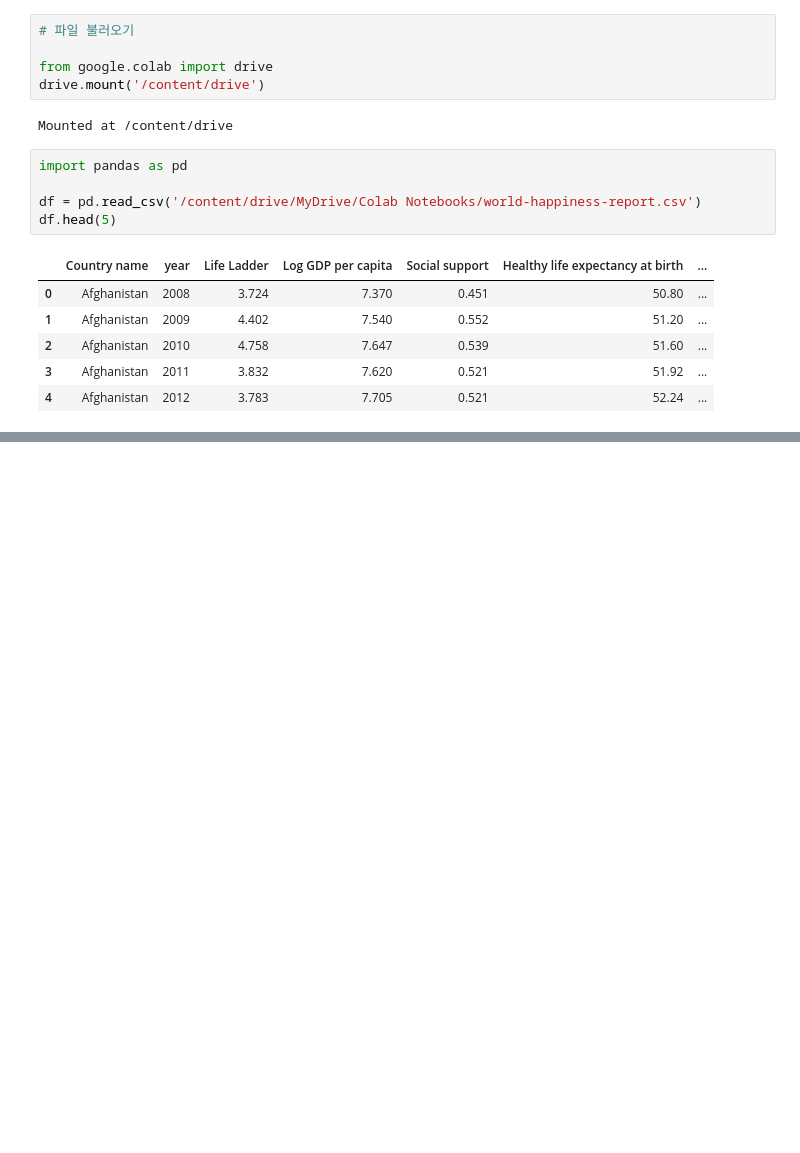
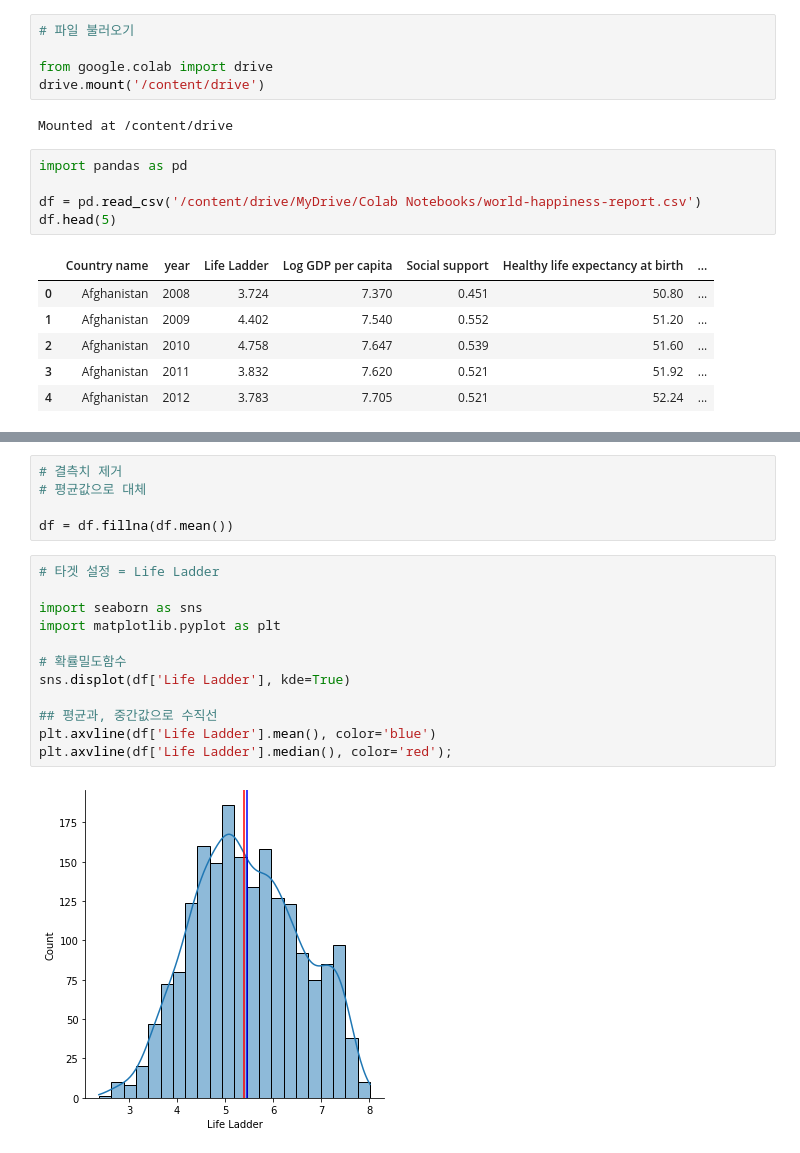
Before and after one commit to Jinsoloust/Section-Project, a Jupyter notebook: Section2 PR.ipynb, the cells around one changed output, grey strips where cells are left out. Drawn from its saved outputs; the diff is of its cells as text; blank space fills up the shorter version.

```diff
--- a/Section2 PR.ipynb
+++ b/Section2 PR.ipynb
@@ -39,0 +111,19 @@ df.head(5)
+# %%
+# 결측치 제거
+# 평균값으로 대체
+
+df = df.fillna(df.mean())
+# %%
+# 타겟 설정 = Life Ladder
+
+import seaborn as sns
+import matplotlib.pyplot as plt
+
+# 확률밀도함수
+sns.displot(df['Life Ladder'], kde=True)
+
+## 평균과, 중간값으로 수직선
+plt.axvline(df['Life Ladder'].mean(), color='blue')
+plt.axvline(df['Life Ladder'].median(), color='red');
+# %% [output]
+[figure, added]
```
Also changed, not shown: parts of 8 cells of this notebook.
